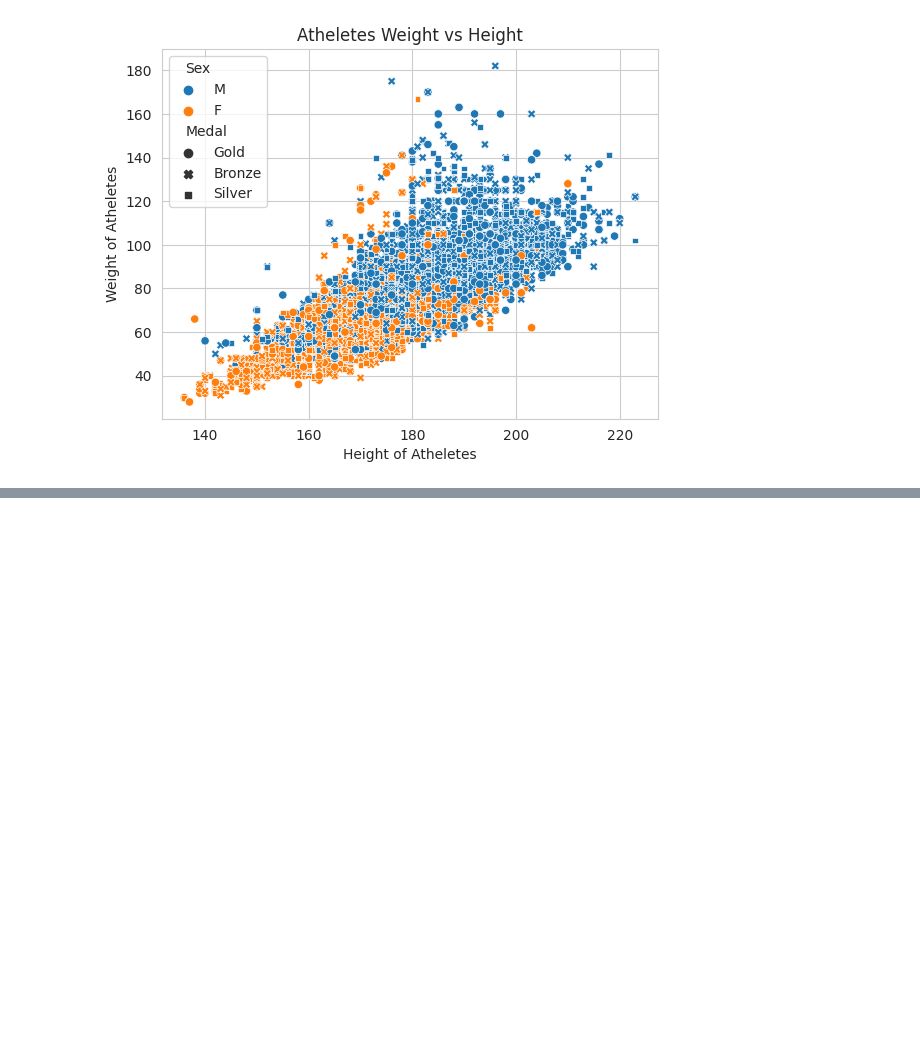
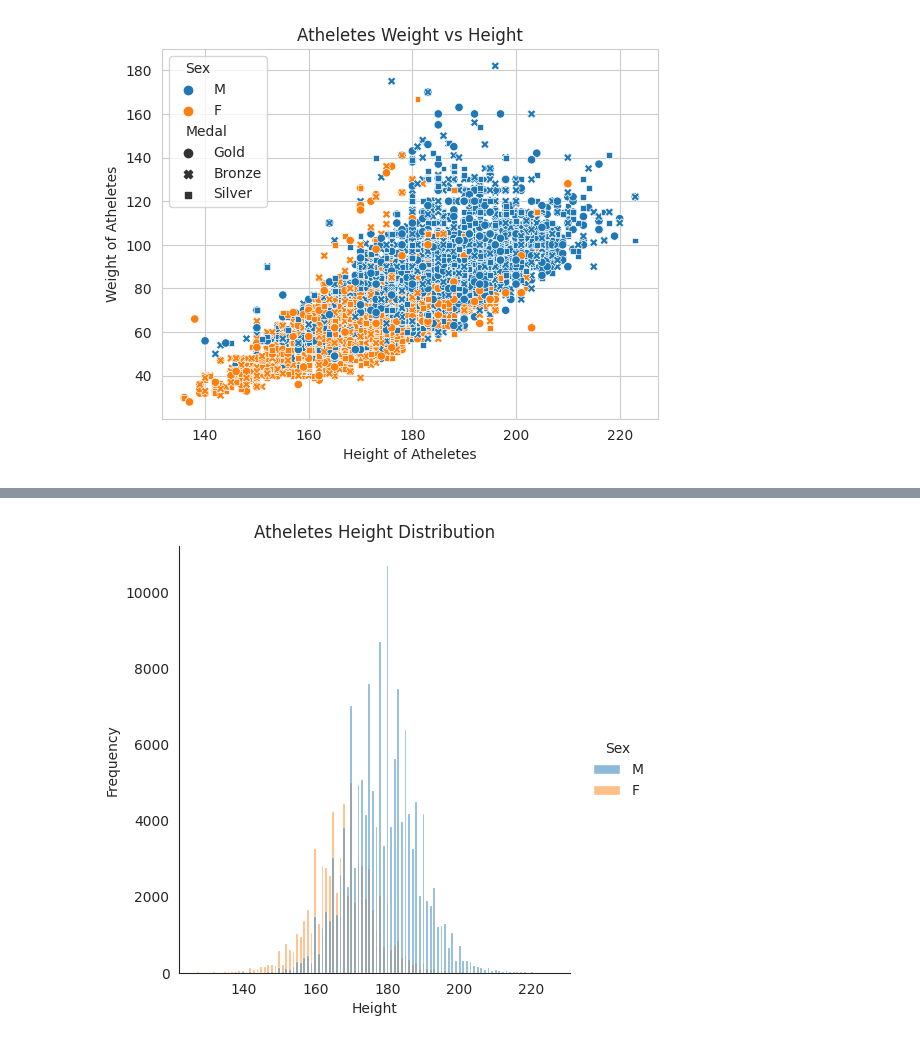
Before and after one commit to hasanhazirbulan/Olympic-Athletes-Kaggle, a Jupyter notebook: olympic-athletes-notebook.ipynb, the cells around one changed output, grey strips where cells are left out. Drawn from its saved outputs; the diff is of its cells as text; code cells hidden in the pictures; blank space fills up the shorter version.

```diff
--- a/olympic-athletes-notebook.ipynb
+++ b/olympic-athletes-notebook.ipynb
@@ -126,0 +177,8 @@ plt.show()
+# %%
+sns.set_style("white")
+sns.displot(x='Height', hue="Sex",data=data)
+plt.ylabel('Frequency')
+plt.title('Atheletes Height Distribution')
+plt.show()
+# %% [output]
+[figure, added]
```
Also changed, not shown: parts of 14 cells of this notebook.
